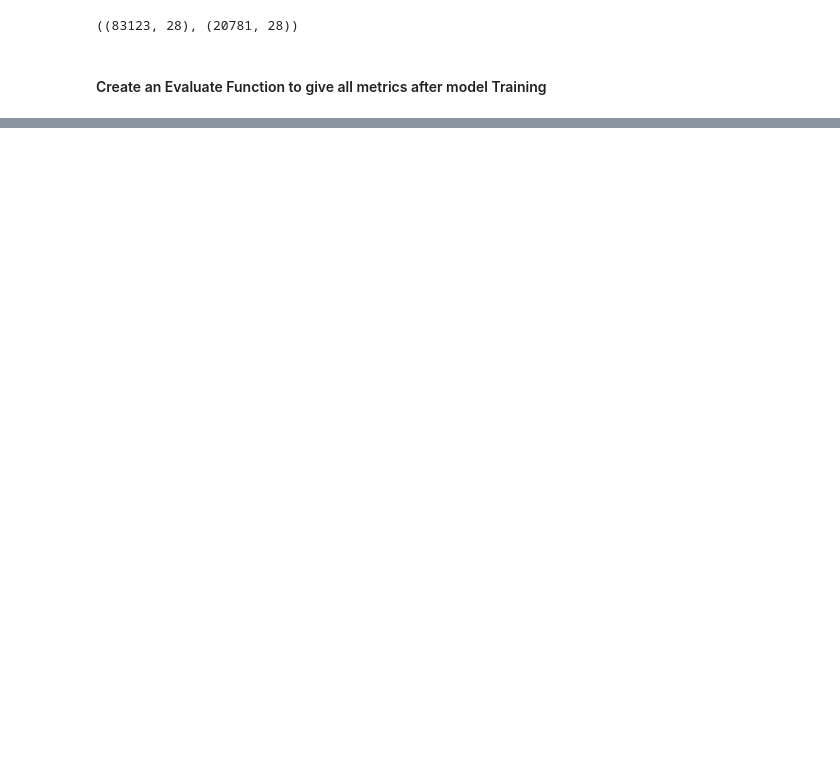
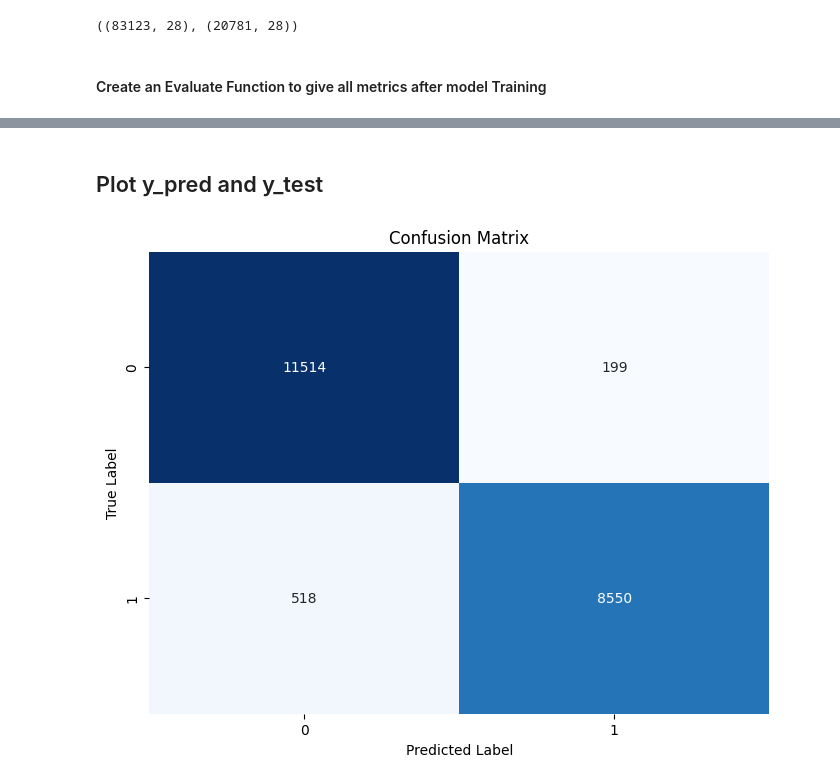
Before and after one commit to Ankit-Kadiyan/Airline-Passenger-Satisfaction-ML-Project, a Jupyter notebook: notebook/MOdel_training.ipynb, the cells around one changed output, grey strips where cells are left out. Cells and saved outputs as stored; diff of their text form; code cells hidden in the pictures; blank space fills up the shorter version.

```diff
--- a/notebook/MOdel_training.ipynb
+++ b/notebook/MOdel_training.ipynb
@@ -201 +205,13 @@ def evaluate_model(true, predicted):
     return accuracy, precision, recall, f1
+# %%
+models = {
+    "Logistic Regression": LogisticRegression(),
+    "K-Neighbors Classifier": KNeighborsClassifier(),
+    "Decision Tree Classifier": DecisionTreeClassifier(),
+    "Random Forest Classifier": RandomForestClassifier(),
+    "Support Vector Classifier":SVC(),
+    "XGB Classifier": XGBClassifier(),
+    "CatBoost Classifier":CatBoostClassifier(),
+    "Gradient Boosting Classifier": GradientBoostingClassifier(),
+    "AdaBoost Classifier": AdaBoostClassifier()
+}
@@ -279,0 +337,17 @@ Model performance for Test set
+# %%
+
+clf_model = RandomForestClassifier()
+clf_model = clf_model.fit(X_train, y_train)
+y_pred = clf_model.predict(X_test)
+
+# Calculate evaluation metrics
+accuracy = accuracy_score(y_test, y_pred)
+precision = precision_score(y_test, y_pred, average='weighted')
+recall = recall_score(y_test, y_pred, average='weighted')
+f1 = f1_score(y_test, y_pred, average='weighted')
+
+# Print the evaluation metrics
+print("Accuracy of the model is: {:.2f}%".format(accuracy * 100))
+print("Precision of the model is: {:.2f}".format(precision))
+print("Recall of the model is: {:.2f}".format(recall))
+print("F1-score of the model is: {:.2f}".format(f1))
@@ -279,0 +359,4 @@ Model performance for Test set
+# %%
+# Compute confusion matrix
+conf_matrix = confusion_matrix(y_test, y_pred)
+conf_matrix
@@ -279,0 +380,12 @@ Model performance for Test set
+# %% [markdown]
+## Plot y_pred and y_test
+# %%
+# Plot confusion matrix
+plt.figure(figsize=(8, 6))
+sns.heatmap(conf_matrix, annot=True, cmap='Blues', fmt='d', cbar=False)
+plt.xlabel('Predicted Label')
+plt.ylabel('True Label')
+plt.title('Confusion Matrix')
+plt.show()
+# %% [output]
+[figure, added]
```
Also changed, not shown: parts of 14 cells of this notebook, 23 other files.
